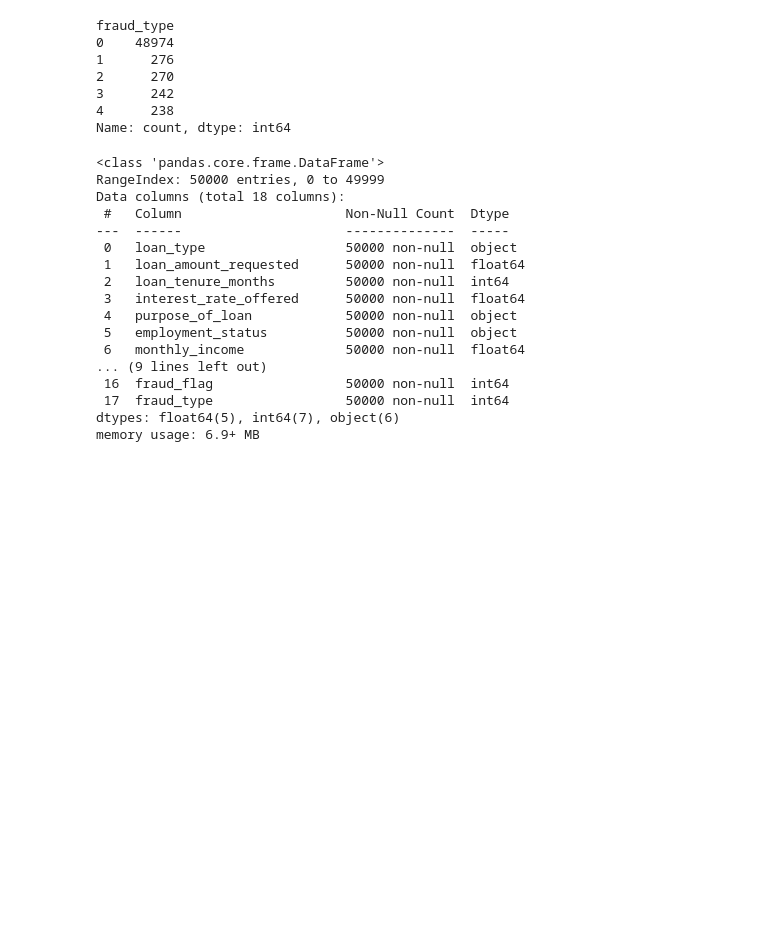
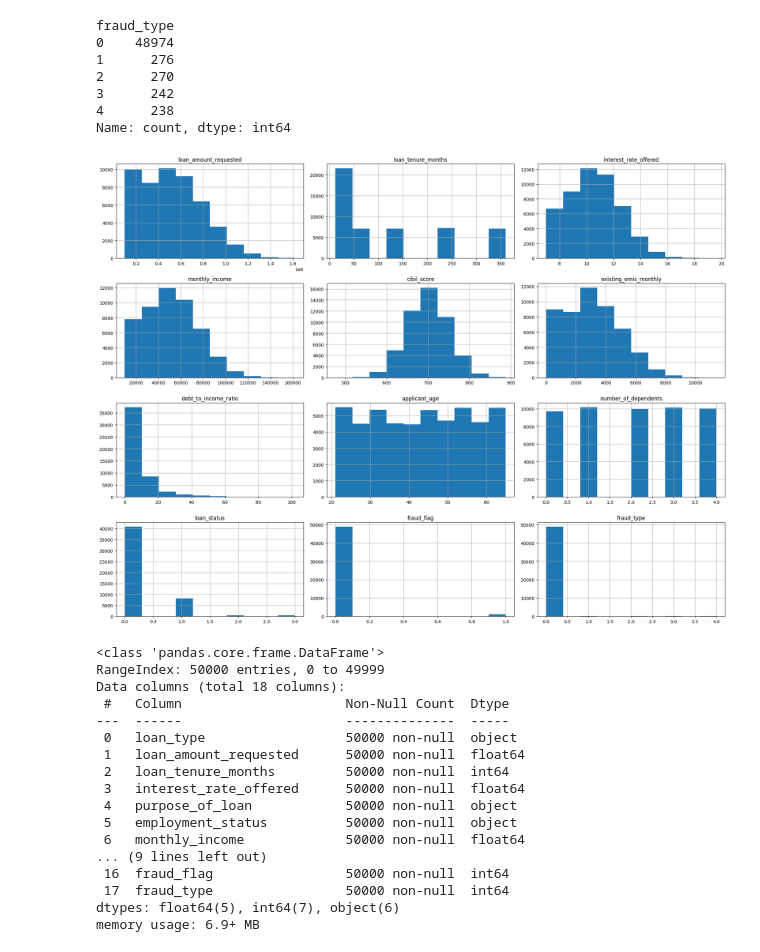
Before and after one commit to eklavyapopli-ship-it/DataAnalysis-LP, a Jupyter notebook: test.ipynb, the cells around one changed output. Saved outputs shown, nothing was run; the diff lists cells and outputs as text; code cells hidden in the pictures; blank space fills up the shorter version.

```diff
--- a/test.ipynb
+++ b/test.ipynb
@@ -107,6 +107,13 @@ fraud_type
 3      242
 4      238
 Name: count, dtype: int64
+# %%
+import matplotlib.pyplot as plt
+df.hist(figsize=(20,15))
+plt.tight_layout()
+plt.show()
+# %% [output]
+[figure, added]
 # %%
 drop_columns = ['application_id','customer_id','application_date']
 df  = df.drop(columns = drop_columns,axis=1)
```
Also changed, not shown: parts of 4 cells of this notebook.
